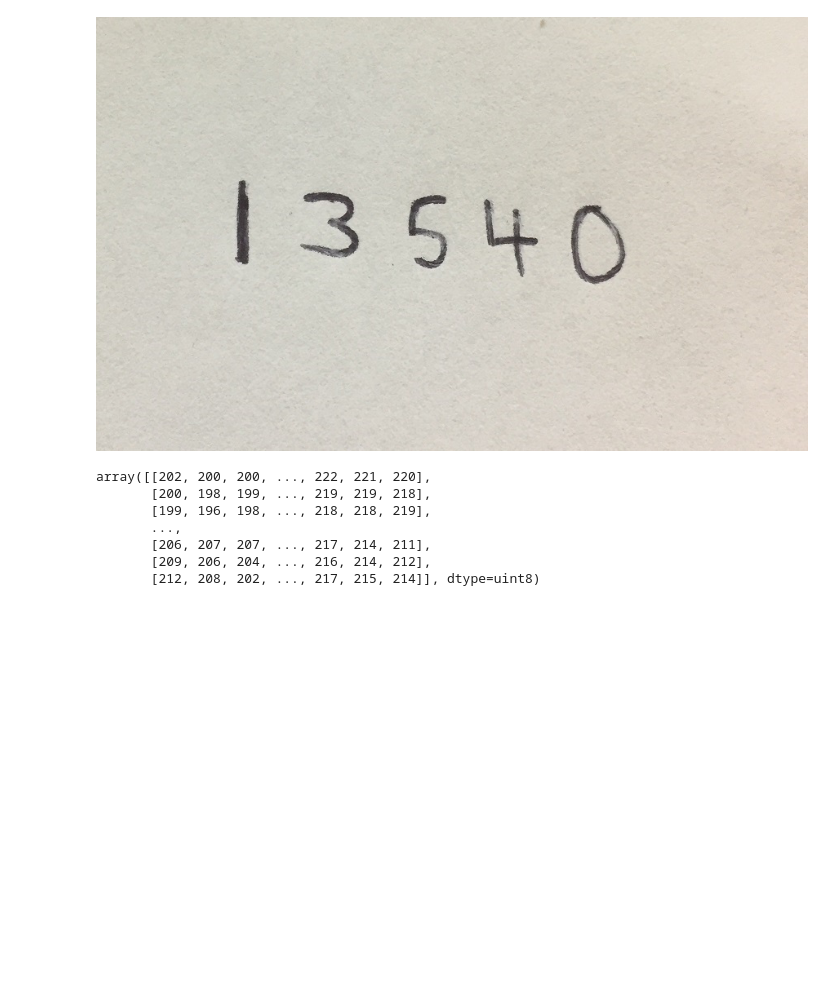
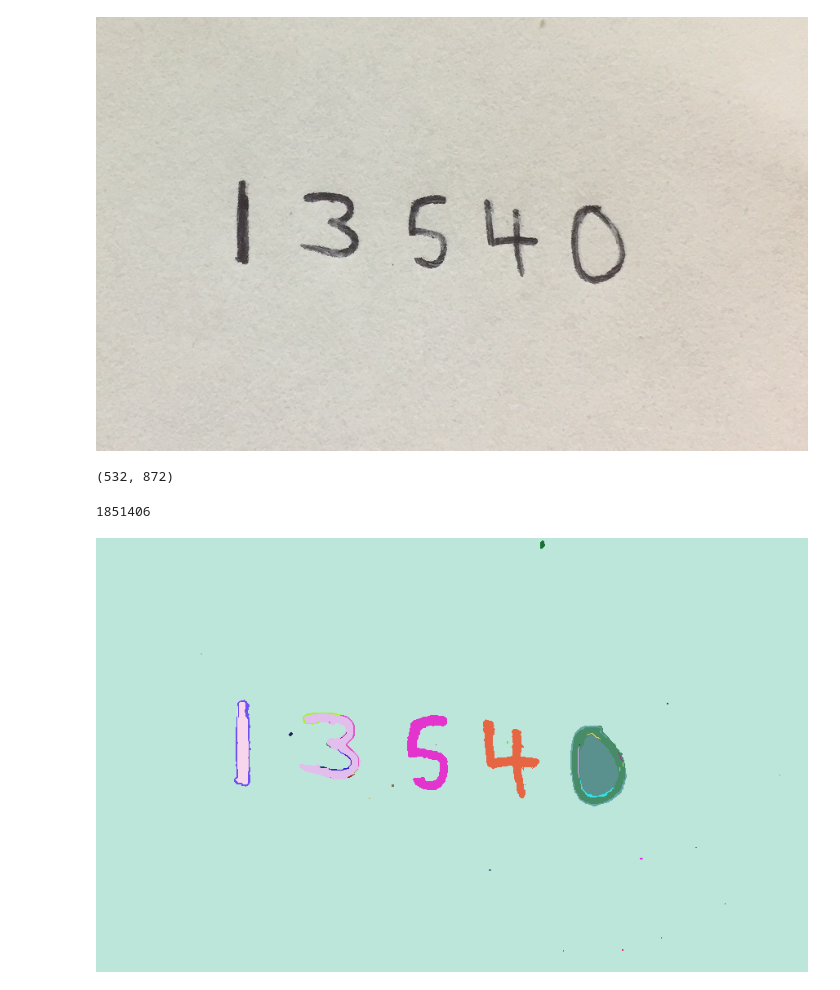
Before and after one commit to guerrantif/handwritten_long_numbers_recognition, a Jupyter notebook: segmentation/graph_based_segmentation.ipynb, the cells around one changed output. Drawn from its saved outputs; the diff is of its cells as text; code cells hidden in the pictures; blank space fills up the shorter version.

Commit message:
Add segment_graph function and min_size to remove small components

```diff
--- a/segmentation/graph_based_segmentation.ipynb
+++ b/segmentation/graph_based_segmentation.ipynb
@@ -203,12 +303,35 @@ ig._img
 # %% [output]
 [figure]
+# %%
+ig.processed_img.shape
+# %% [output]
+(532, 872)
 # %%
-ig._processed_img
+ig.build_graph()
-# %% [output]
-array([[202, 200, 200, ..., 222, 221, 220],
-       [200, 198, 199, ..., 219, 219, 218],
-       [199, 196, 198, ..., 218, 218, 219],
-       ...,
-       [206, 207, 207, ..., 217, 214, 211],
-       [209, 206, 204, ..., 216, 214, 212],
-       [212, 208, 202, ..., 217, 215, 214]], dtype=uint8)
+# %%
+len(ig.graph)
+# %% [output]
+1851406
+# %%
+components = ig.segment(k=2000, min_size=10000)
+# %%
+import random as rand
+
+def generate_image(ufset, width, height):
+    random_color = lambda: (int(rand.random() * 255), int(rand.random() * 255), int(rand.random() * 255))
+    color = [random_color() for i in range(width * height)]
+
+    save_img = np.zeros((height, width, 3), np.uint8)
+
+    for y in range(height):
+        for x in range(width):
+            color_idx = ufset.find(y * width + x)
+            save_img[y, x] = color[color_idx]
+
+    return save_img
+
+out = generate_image(components, 872, 532)
+out = Image.fromarray(out)
+out
+# %% [output]
+[figure, added]
```
Also changed, not shown: parts of 3 cells of this notebook.
